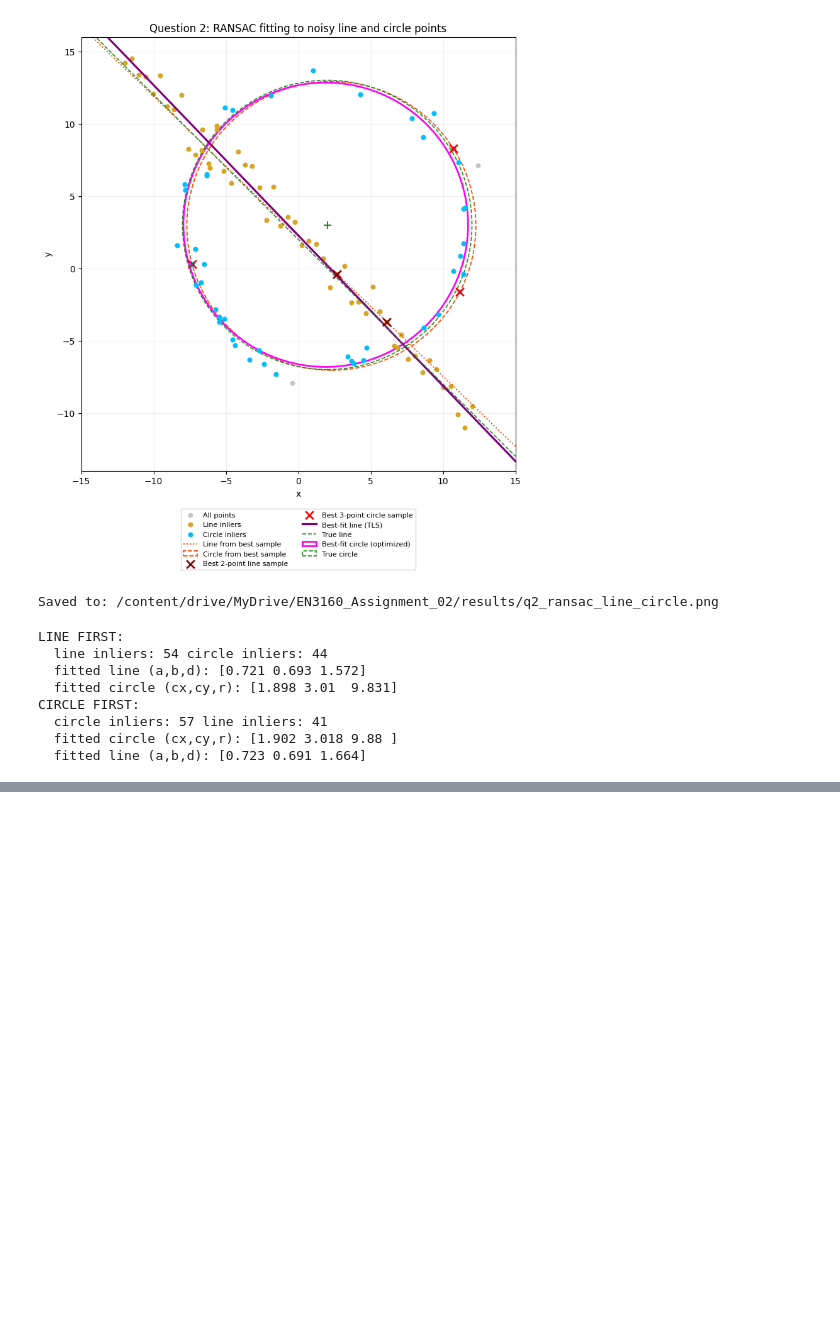
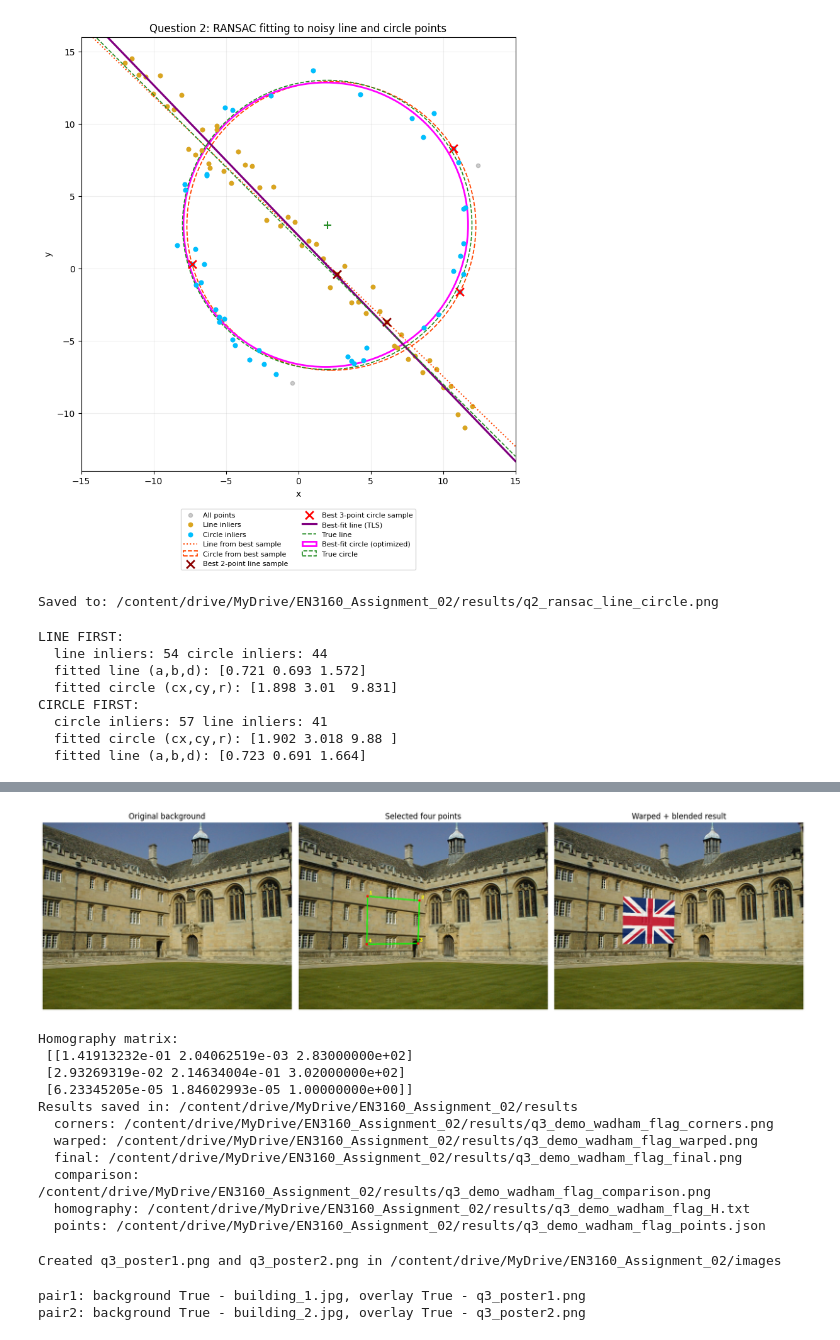
Before and after one commit to Pamodya-Wijesinghe/EN3160-Assignment-2-on-Fitting-and-Alignment, a Jupyter notebook: EN3160_Assignment_02_230727P.ipynb, the cells around one changed output, grey strips where cells are left out. Cells and saved outputs as stored; diff of their text form; code cells hidden in the pictures; blank space fills up the shorter version.

```diff
--- a/EN3160_Assignment_02_230727P.ipynb
+++ b/EN3160_Assignment_02_230727P.ipynb
@@ -385,0 +629,23 @@ CIRCLE FIRST:
+# %%
+# Manual sample coordinates for a quick test. These are not used for your final two image pairs.
+# Ordered top-left, top-right, bottom-right, bottom-left.
+demo_points = np.float32([
+    [283, 302], [496, 320], [490, 496], [280, 499]
+])
+
+demo_H, demo_paths = save_case(
+    'demo_wadham_flag', background, overlay, demo_points, opacity=0.84
+)
+# %% [output]
+[figure, added]
+Homography matrix:
+ [[1.41913232e-01 2.04062519e-03 2.83000000e+02]
+ [2.93269319e-02 2.14634004e-01 3.02000000e+02]
+ [6.23345205e-05 1.84602993e-05 1.00000000e+00]]
+Results saved in: /content/drive/MyDrive/EN3160_Assignment_02/results
+  corners: /content/drive/MyDrive/EN3160_Assignment_02/results/q3_demo_wadham_flag_corners.png
+  warped: /content/drive/MyDrive/EN3160_Assignment_02/results/q3_demo_wadham_flag_warped.png
+  final: /content/drive/MyDrive/EN3160_Assignment_02/results/q3_demo_wadham_flag_final.png
+  comparison: /content/drive/MyDrive/EN3160_Assignment_02/results/q3_demo_wadham_flag_comparison.png
+  homography: /content/drive/MyDrive/EN3160_Assignment_02/results/q3_demo_wadham_flag_H.txt
+  points: /content/drive/MyDrive/EN3160_Assignment_02/results/q3_demo_wadham_flag_points.json
@@ -385,0 +655,37 @@ CIRCLE FIRST:
+# %%
+def make_poster(path, line1, line2, bg_color, accent_color):
+    canvas = np.full((450, 800, 3), bg_color, dtype=np.uint8)
+    cv.rectangle(canvas, (18, 18), (781, 431), accent_color, 12)
+    cv.line(canvas, (70, 320), (730, 320), accent_color, 6)
+    cv.putText(canvas, line1, (70, 190), cv.FONT_HERSHEY_SIMPLEX,
+               2.05, (255, 255, 255), 5, cv.LINE_AA)
+    cv.putText(canvas, line2, (70, 290), cv.FONT_HERSHEY_SIMPLEX,
+               1.25, (245, 245, 245), 3, cv.LINE_AA)
+    cv.imwrite(str(path), canvas)
+
+make_poster(images_dir/'q3_poster1.png', 'OPEN DAY', 'ENGINEERING', (90, 39, 10), (20, 185, 249))
+make_poster(images_dir/'q3_poster2.png', 'VISION LAB', 'EXHIBITION', (30, 71, 26), (215, 184, 55))
+print('Created q3_poster1.png and q3_poster2.png in', images_dir)
+# %% [output]
+Created q3_poster1.png and q3_poster2.png in /content/drive/MyDrive/EN3160_Assignment_02/images
+# %%
+your_pairs = [
+    ('pair1', 'building_1.jpg', 'q3_poster1.png'),
+    ('pair2', 'building_2.jpg', 'q3_poster2.png'),
+]
+
+# Verify filenames before entering click mode.
+for case, photo_name, poster_name in your_pairs:
+    photo_path = images_dir/photo_name
+    poster_path = images_dir/poster_name
+    print(f'{case}: background {photo_path.exists()} - {photo_name}, '
+          f'overlay {poster_path.exists()} - {poster_name}')
+
+missing = [name for _, bg, ov in your_pairs for name in (bg,ov)
+           if not (images_dir/name).is_file()]
+if missing:
+    print('Missing files: ', missing)
+    print('Upload both building photos to images/ and rerun the next cell.')
+# %% [output]
+pair1: background True - building_1.jpg, overlay True - q3_poster1.png
+pair2: background True - building_2.jpg, overlay True - q3_poster2.png
```
Also changed, not shown: parts of 6 cells of this notebook.
